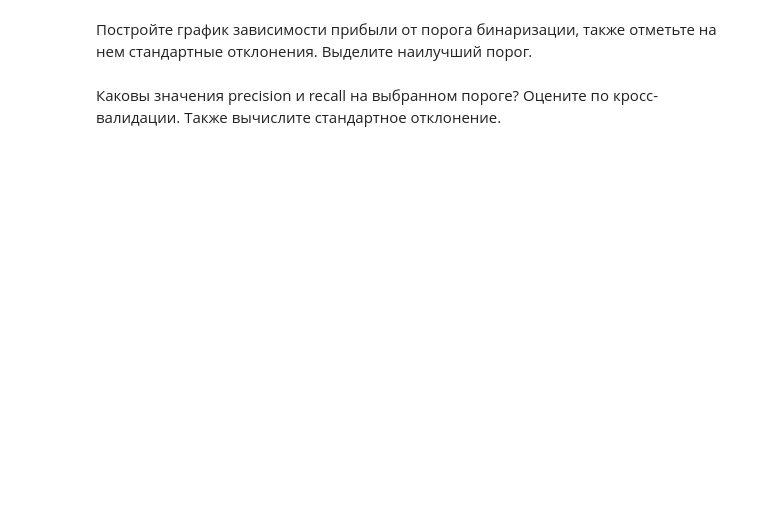
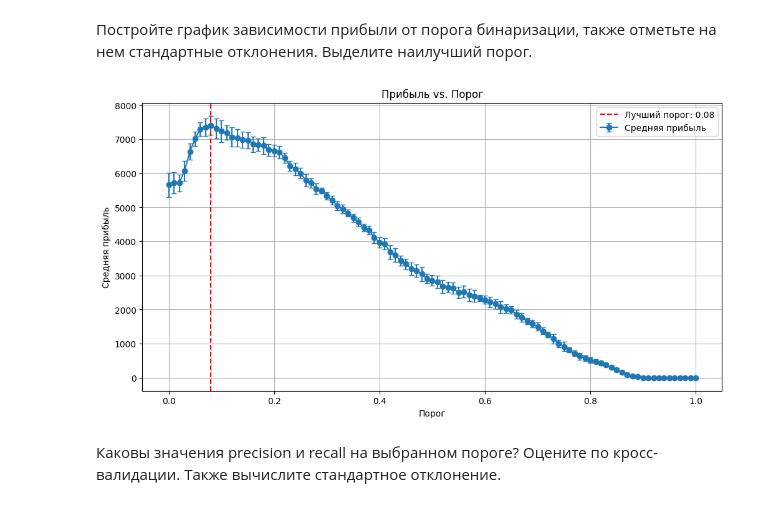
Before and after one commit to MidnightShad0w/LinearClassificationLab5, a Jupyter notebook: Копия_блокнота__ML_MAI_Linear_classification_LAB_5_ipynb_1.ipynb, the cells around one changed output. Saved outputs shown, nothing was run; the diff lists cells and outputs as text; code cells hidden in the pictures; blank space fills up the shorter version.

```diff
--- a/Копия_блокнота__ML_MAI_Linear_classification_LAB_5_ipynb_1.ipynb
+++ b/Копия_блокнота__ML_MAI_Linear_classification_LAB_5_ipynb_1.ipynb
@@ -1559,2 +2033,18 @@ __Ответ:__ #╰( ͡☉ ͜ʖ ͡☉ )つ──☆*:・ﾟ   ฅ^•ﻌ•^ฅ
+# %%
+#╰( ͡☉ ͜ʖ ͡☉ )つ──☆*:・ﾟ   ฅ^•ﻌ•^ฅ   ʕ•ᴥ•ʔ
+
+plt.figure(figsize=(12, 6))
+plt.errorbar(thresholds, average_profits, yerr=std_profits, fmt='-o', capsize=3, label='Средняя прибыль')
+
+plt.axvline(x=best_threshold, color='r', linestyle='--', label=f'Лучший порог: {best_threshold:.2f}')
+
+plt.xlabel('Порог')
+plt.ylabel('Средняя прибыль')
+plt.title('Прибыль vs. Порог')
+plt.legend()
+plt.grid(True)
+plt.show()
+# %% [output]
+[figure, added]
 # %% [markdown]
 Каковы значения precision и recall на выбранном пороге? Оцените по кросс-валидации. Также вычислите стандартное отклонение.
```
Also changed, not shown: parts of 35 cells of this notebook.
